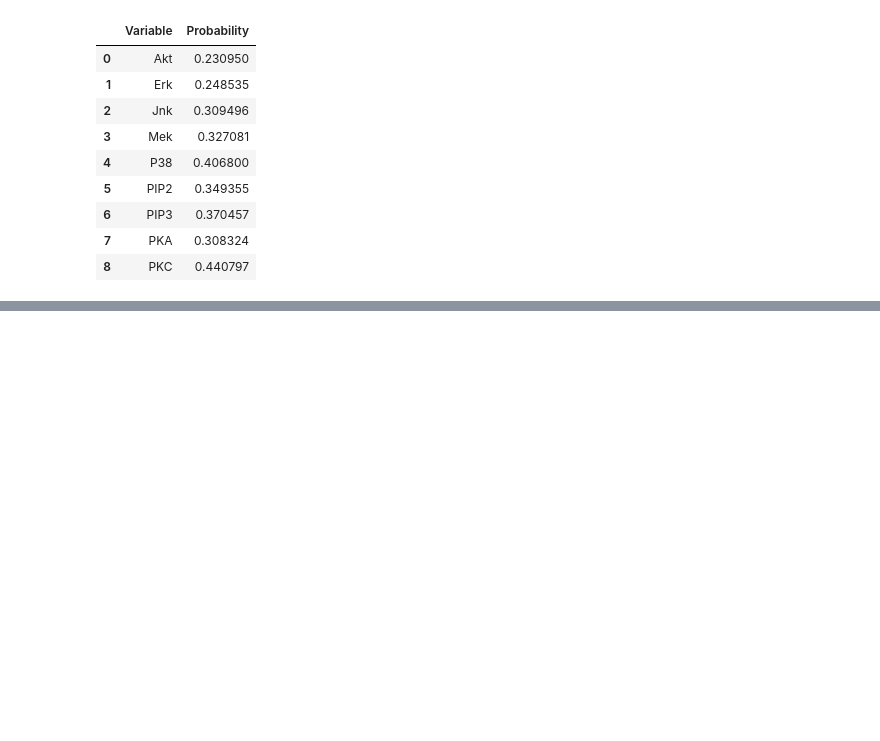
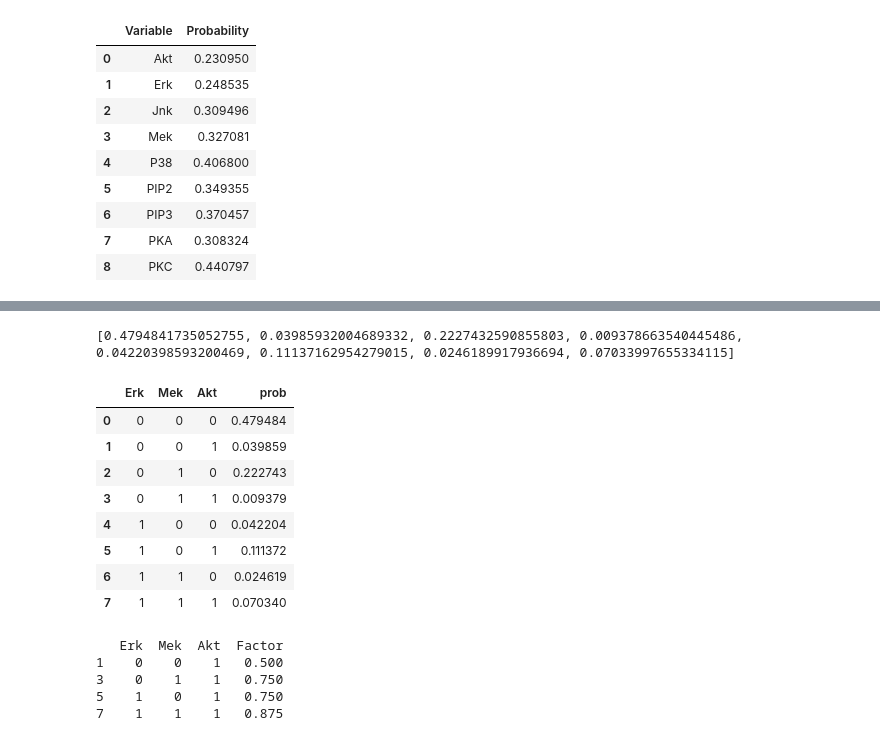
Before and after one commit to AblaZe42/MODCOM_PROJECT, a Jupyter notebook: tove.ipynb, the cells around one changed output, grey strips where cells are left out. Cells and saved outputs as stored; diff of their text form; code cells hidden in the pictures; blank space fills up the shorter version.

```diff
--- a/tove.ipynb
+++ b/tove.ipynb
@@ -113,7 +113,7 @@ probabilities
 | 7 | PKA | 0.308324 |
 | 8 | PKC | 0.440797 |
 # %%
-def create_probability(cpd,data):
+"""def create_probability(cpd,data):
     variables = list(cpd.columns)
     evidence = data.copy[variables]
     total_outcomes = evidence.shape[0]
@@ -121,3 +121,26 @@ def create_probability(cpd,data):
     for var in variables:
         fav_outcomes = evidence.copy[var].sum()
         prob = fav_outcomes/total_outcomes
+
+    """
+# %%
+def cpd_probs_from_data(cpd,data):
+    variables = list(cpd.columns)
+    evidence = data[variables]
+    total_obs = evidence.shape[0]
+    probs = []
+    for i in range(0,cpd.shape[0]):
+        row = cpd.loc[i:i]
+        compare = pd.merge(row,evidence,how='inner')
+        prob = compare.shape[0]/total_obs
+        probs.append(prob)
+    return probs
+# %%
+X1 = 'Akt'
+X2 = 'Erk'
+X3 = 'Mek'
+
+parents = [X2,X3]
+
+test1 = create_CPD(X1,parents)
+test1
@@ -123,0 +157,15 @@ def create_probability(cpd,data):
+# %%
+print(cpd_probs_from_data(test1,data))
+test1["prob"] = cpd_probs_from_data(test1,data)
+test1
+# %% [output]
+[0.4794841735052755, 0.03985932004689332, 0.2227432590855803, 0.009378663540445486, 0.04220398593200469, 0.11137162954279015, 0.0246189917936694, 0.07033997655334115]
+|  | Erk | Mek | Akt | prob |
+| 0 | 0 | 0 | 0 | 0.479484 |
+| 1 | 0 | 0 | 1 | 0.039859 |
+| 2 | 0 | 1 | 0 | 0.222743 |
+| 3 | 0 | 1 | 1 | 0.009379 |
+| 4 | 1 | 0 | 0 | 0.042204 |
+| 5 | 1 | 0 | 1 | 0.111372 |
+| 6 | 1 | 1 | 0 | 0.024619 |
+| 7 | 1 | 1 | 1 | 0.070340 |
@@ -123,0 +191,8 @@ def create_probability(cpd,data):
+# %%
+print(cpd_factor(test1,0.5))
+# %% [output]
+   Erk  Mek  Akt  Factor
+1    0    0    1   0.500
+3    0    1    1   0.750
+5    1    0    1   0.750
+7    1    1    1   0.875
```
Also changed, not shown: parts of 3 cells of this notebook.
